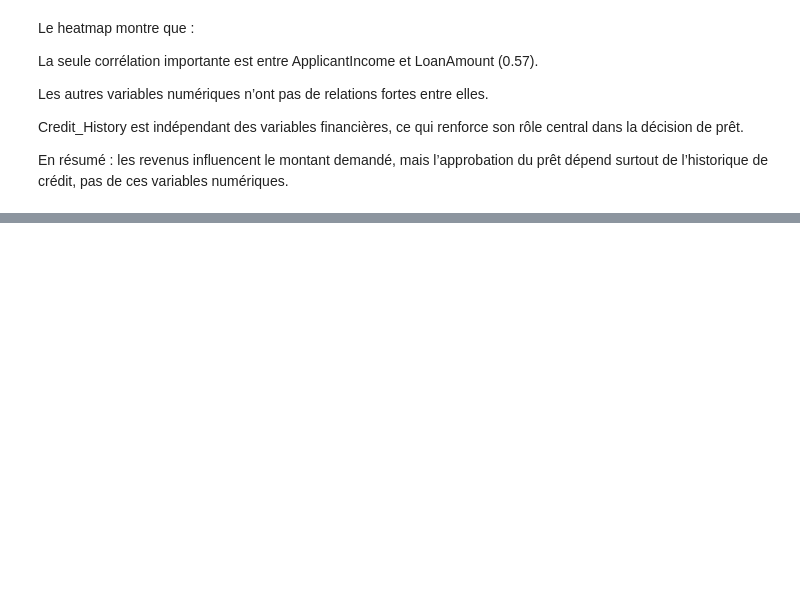
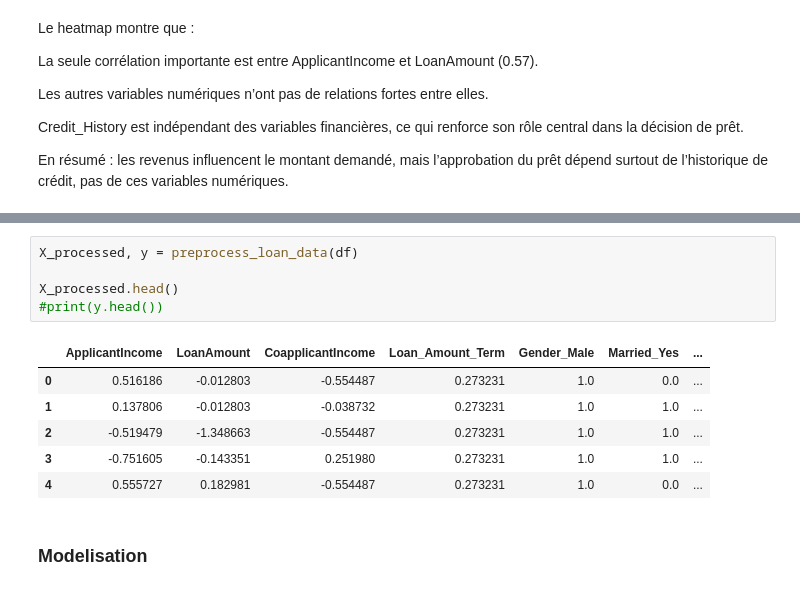
Before and after one commit to Just1919/Solvabilit-_d-un_client, a Jupyter notebook: client_credit_scoring_v1.ipynb, the cells around one changed output, grey strips where cells are left out. Cells and saved outputs as stored; diff of their text form; blank space fills up the shorter version.

Commit message:
EDA & Preprocessing

```diff
--- a/client_credit_scoring_v1.ipynb
+++ b/client_credit_scoring_v1.ipynb
@@ -381,0 +474,14 @@ Credit_History est indépendant des variables financières, ce qui renforce son
+# %%
+X_processed, y = preprocess_loan_data(df)
+
+X_processed.head()
+#print(y.head())
+# %% [output]
+|  | ApplicantIncome | LoanAmount | CoapplicantIncome | Loan_Amount_Term | Gender_Male | Married_Yes | ... |
+| 0 | 0.516186 | -0.012803 | -0.554487 | 0.273231 | 1.0 | 0.0 | ... |
+| 1 | 0.137806 | -0.012803 | -0.038732 | 0.273231 | 1.0 | 1.0 | ... |
+| 2 | -0.519479 | -1.348663 | -0.554487 | 0.273231 | 1.0 | 1.0 | ... |
+| 3 | -0.751605 | -0.143351 | 0.251980 | 0.273231 | 1.0 | 1.0 | ... |
+| 4 | 0.555727 | 0.182981 | -0.554487 | 0.273231 | 1.0 | 0.0 | ... |
+# %% [markdown]
+### Modelisation
```
Also changed, not shown: parts of 2 cells of this notebook.
